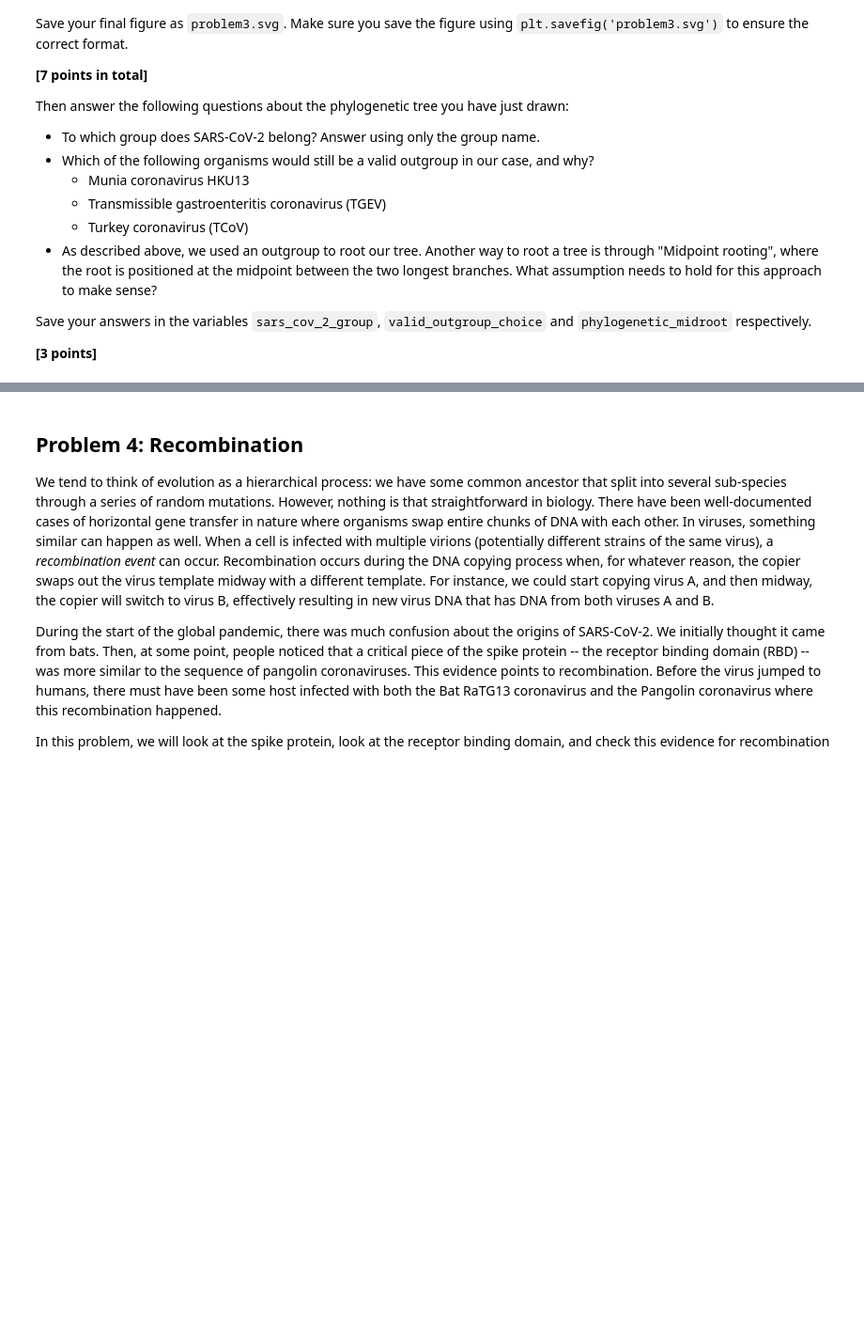
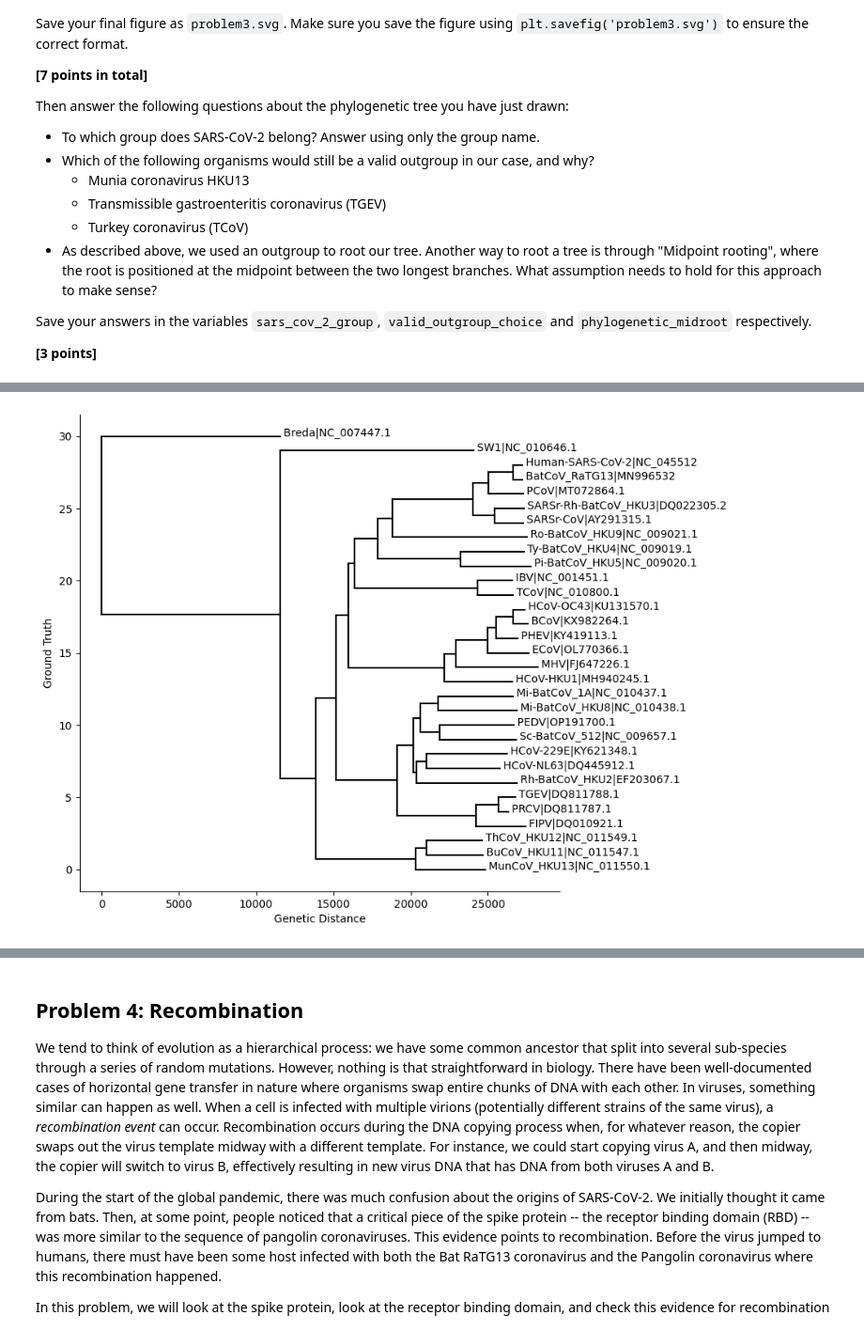
Before and after one commit to larissaavong/assign_phylo, a Jupyter notebook: phylo_workbook.ipynb, the cells around one changed output, grey strips where cells are left out. Shown at 94% size. Saved outputs shown, nothing was run; the diff lists cells and outputs as text; code cells hidden in the pictures; blank space fills up the shorter version.

```diff
--- a/phylo_workbook.ipynb
+++ b/phylo_workbook.ipynb
@@ -133,0 +167,30 @@ valid_outgroup_choice = """Which of the following organisms would still be a val
+# %%
+# Part B
+
+from helper_functions import reroot_tree
+
+def find_node_tree(root: Node, target):
+    """
+        recurses through tree to find node that corresponds to Breda outgroup
+        and returns it
+    """
+    if root is None:
+        return None
+
+    if root.name == target:
+        return root
+
+    left_child = find_node_tree(root.left, target)
+    if left_child is not None:
+        return left_child
+
+    return find_node_tree(root.right, target)
+
+breda_node = find_node_tree(tree, "Breda|NC_007447.1")
+if breda_node is not None:
+    rerooted = reroot_tree(tree, breda_node)
+    fig, ax = plt.subplots(figsize=(8, 8))
+    plot_nj_tree(rerooted, ax=ax)
+    plt.show()
+# %% [output]
+[figure, added]
```
Also changed, not shown: parts of 9 cells of this notebook, 2 other files.
